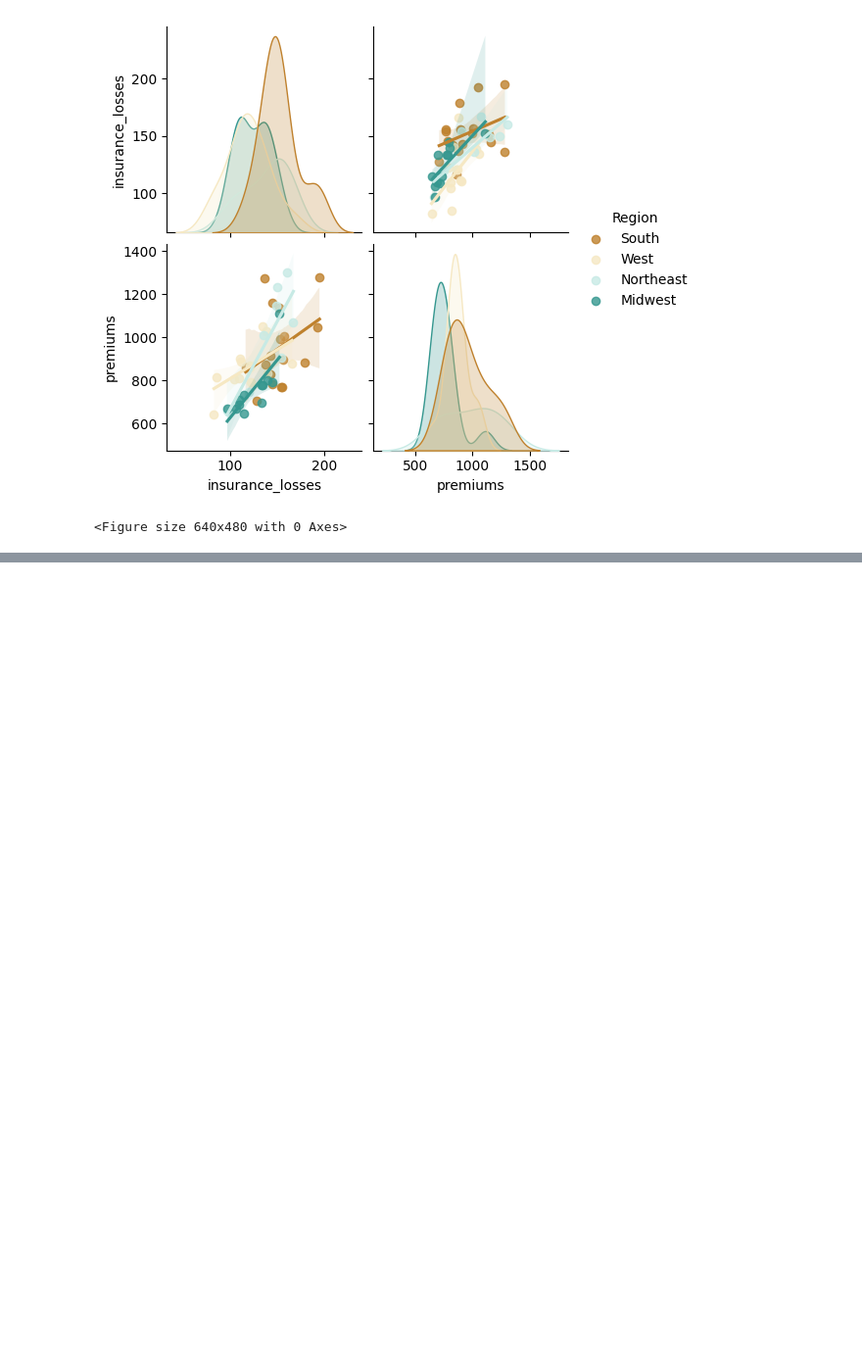
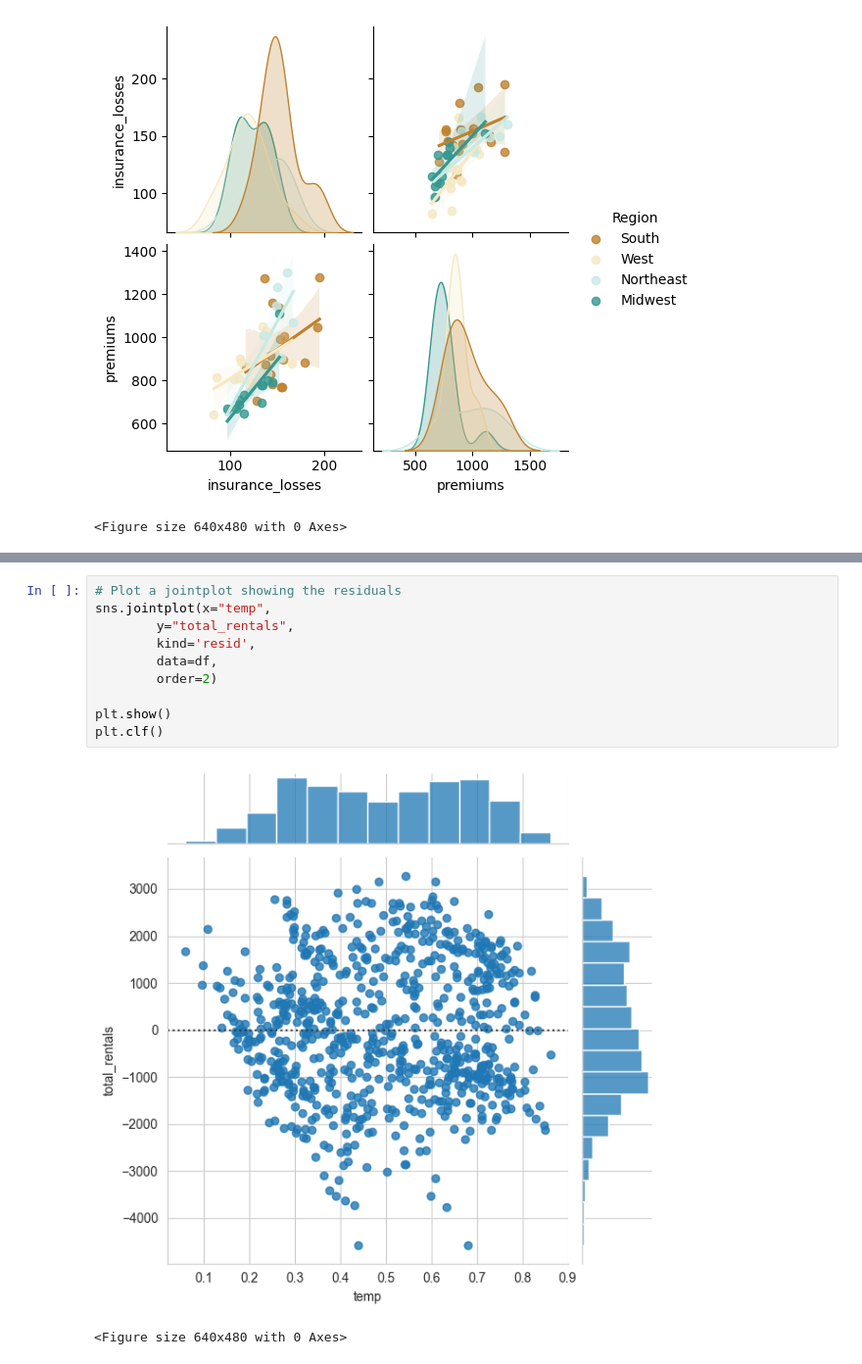
Before and after one commit to farvic/python-datascience, a Jupyter notebook: data-science-track/14 - intermediate data visualization with seaborn/chapter_4_using_facet_grid_catplot_and_lmplot.ipynb, the cells around one changed output, grey strips where cells are left out. Shown at 98% size. Cells and saved outputs as stored; diff of their text form; blank space fills up the shorter version.

```diff
--- a/data-science-track/14 - intermediate data visualization with seaborn/chapter_4_using_facet_grid_catplot_and_lmplot.ipynb
+++ b/data-science-track/14 - intermediate data visualization with seaborn/chapter_4_using_facet_grid_catplot_and_lmplot.ipynb
@@ -184,0 +211,13 @@ ValueError: Could not interpret value `hum` for parameter `x`
+# %%
+# Plot a jointplot showing the residuals
+sns.jointplot(x="temp",
+        y="total_rentals",
+        kind='resid',
+        data=df,
+        order=2)
+
+plt.show()
+plt.clf()
+# %% [output]
+[figure, added]
+<Figure size 640x480 with 0 Axes>
```
Also changed, not shown: parts of 5 cells of this notebook, 29 other files.
